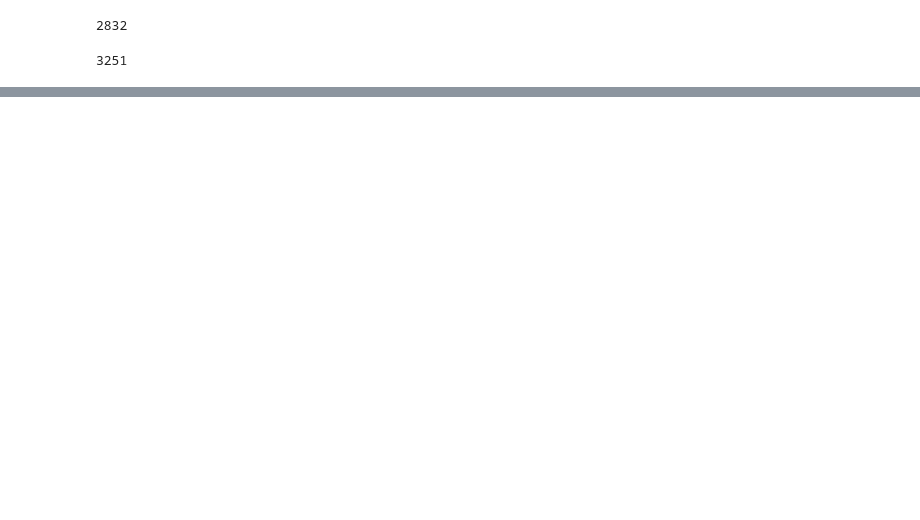
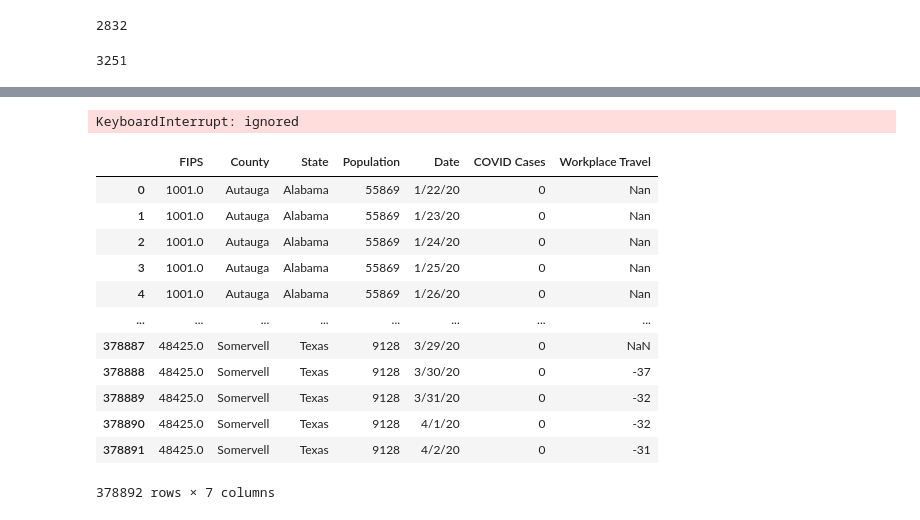
Before and after one commit to nurfnick/COVID_Travel, a Jupyter notebook: Combining_Data_Files.ipynb, the cells around one changed output, grey strips where cells are left out. Saved outputs shown, nothing was run; the diff lists cells and outputs as text; code cells hidden in the pictures; blank space fills up the shorter version.

```diff
--- a/Combining_Data_Files.ipynb
+++ b/Combining_Data_Files.ipynb
@@ -87,3 +72,0 @@ Name: Admin2, Length: 3251, dtype: object
-# %%
-for fip in fips2:
-  COVIDfip = COVID[COVID["FIPS"]==fip]
@@ -97,0 +116,28 @@ for fip in fips2:
+# %%
+i = 0 #initialize
+
+for fip in fips:
+  COVIDfip = COVID[COVID["FIPS"]==fip]
+  if COVIDfip.size != 0: #make sure it finds that county
+    travelfip = travel[travel['census_fips_code']==fip]
+    populationfip = population[population['FIPS']==fip]
+    countydata = []
+    countydata.append(fip)
+    countydata.append(COVIDfip.iloc[0,5]) #county
+    countydata.append(COVIDfip.iloc[0,6]) #state value
+    countydata.append(populationfip.iloc[0,-2]) #county population estimate 2019
+    for day in days: #days are in m/d/yy
+      datedata = []
+      for item in countydata: #having assignment issues just iterate through values
+        datedata.append(item)
+      datedata.append(day)
+      datedata.append(COVIDfip[day].values[0])
+      travelfipday = travelfip[travelfip['date']==day+'20'] #here they are m/d/2020
+      if travelfipday.size == 0:
+        datedata.append('Nan')
+      else:
+        datedata.append(travelfipday['workplaces_percent_change_from_baseline'].values[0]) #.values[0] removes the index and column name
+      df.loc[i]=datedata
+      i+=1 #increment the counter
+# %% [output]
+KeyboardInterrupt: ignored
@@ -97,0 +146,16 @@ for fip in fips2:
+# %%
+df
+# %% [output]
+|  | FIPS | County | State | Population | Date | COVID Cases | Workplace Travel |
+| 0 | 1001.0 | Autauga | Alabama | 55869 | 1/22/20 | 0 | Nan |
+| 1 | 1001.0 | Autauga | Alabama | 55869 | 1/23/20 | 0 | Nan |
+| 2 | 1001.0 | Autauga | Alabama | 55869 | 1/24/20 | 0 | Nan |
+| 3 | 1001.0 | Autauga | Alabama | 55869 | 1/25/20 | 0 | Nan |
+| 4 | 1001.0 | Autauga | Alabama | 55869 | 1/26/20 | 0 | Nan |
+| ... | ... | ... | ... | ... | ... | ... | ... |
+| 378887 | 48425.0 | Somervell | Texas | 9128 | 3/29/20 | 0 | NaN |
+| 378888 | 48425.0 | Somervell | Texas | 9128 | 3/30/20 | 0 | -37 |
+| 378889 | 48425.0 | Somervell | Texas | 9128 | 3/31/20 | 0 | -32 |
+| 378890 | 48425.0 | Somervell | Texas | 9128 | 4/1/20 | 0 | -32 |
+| 378891 | 48425.0 | Somervell | Texas | 9128 | 4/2/20 | 0 | -31 |
+378892 rows × 7 columns
```
Also changed, not shown: parts of 15 cells of this notebook.
